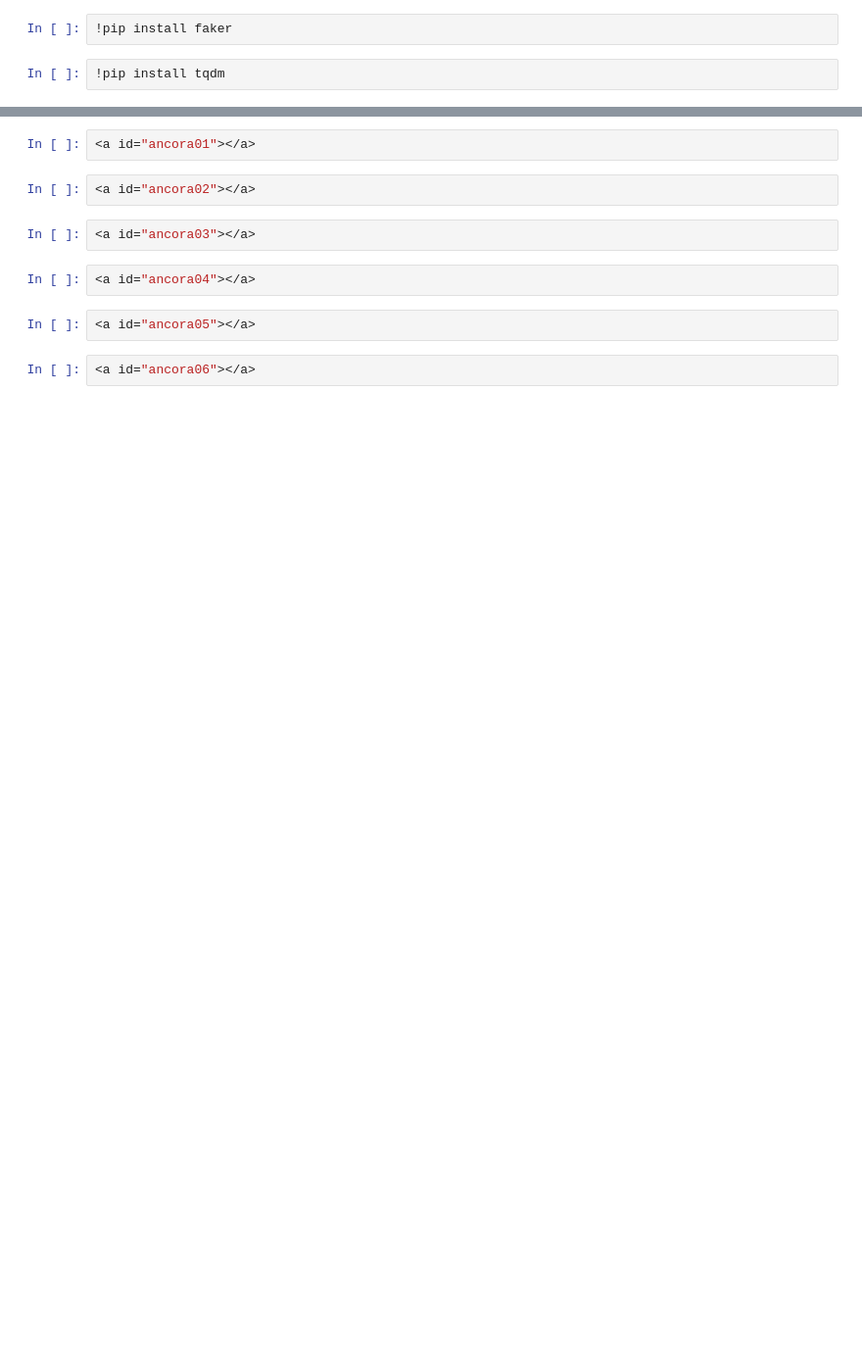
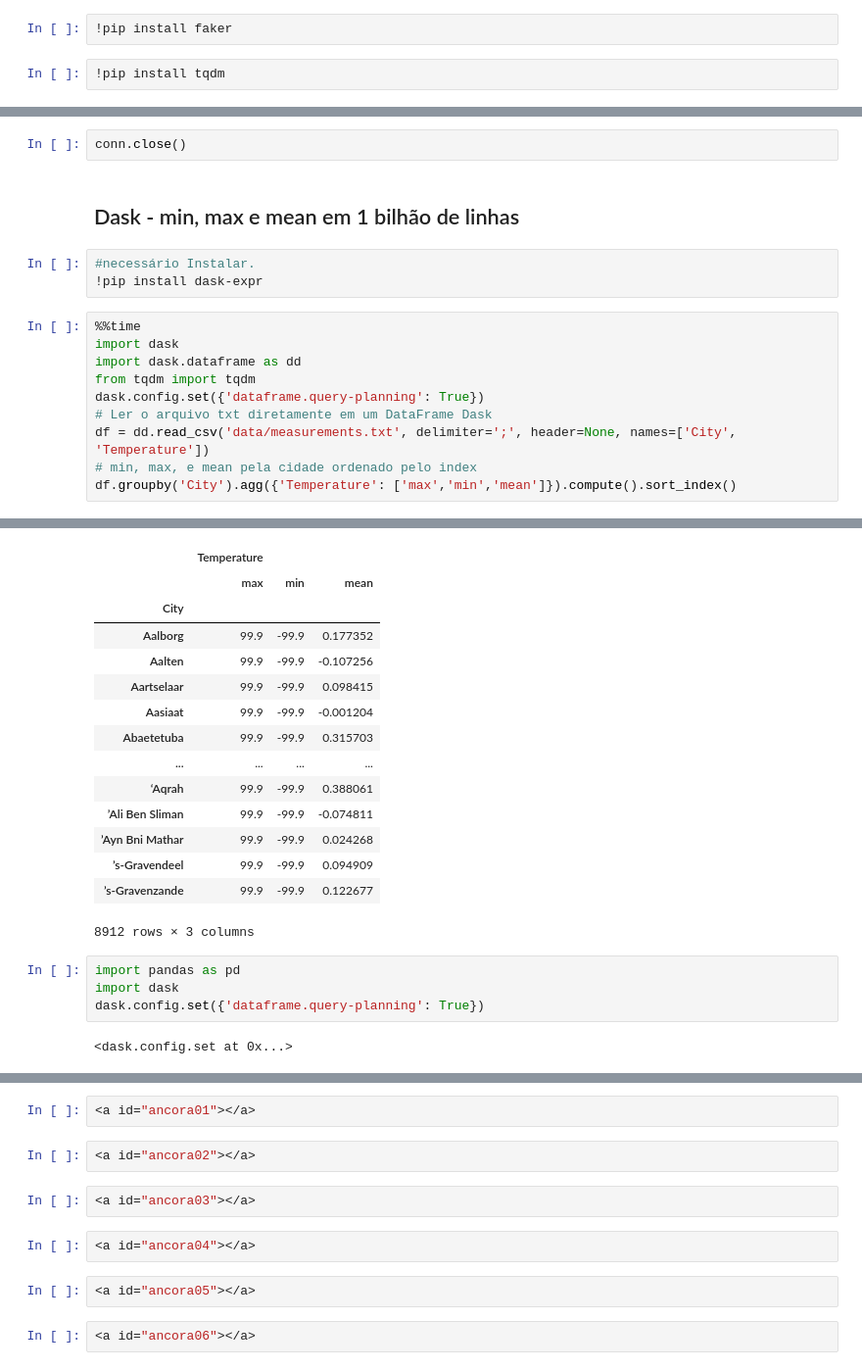
Before and after one commit to Jcnok/bootcamp-jornada-de-dados_2024, a Jupyter notebook: aula_05/aula_05.ipynb, the cells around one changed output, grey strips where cells are left out. Shown: that part at 98% size. Drawn from its saved outputs; the diff is of its cells as text; blank space fills up the shorter version.

```diff
--- a/aula_05/aula_05.ipynb
+++ b/aula_05/aula_05.ipynb
@@ -563,0 +582,18 @@ Duckdb Took: 3.50 sec
+# %%
+conn.close()
+# %% [markdown]
+## Dask - min, max e mean em 1 bilhão de linhas
+# %%
+#necessário Instalar.
+!pip install dask-expr
+# %%
+%%time
+import dask
+import dask.dataframe as dd
+from tqdm import tqdm
+dask.config.set({'dataframe.query-planning': True})
+# Ler o arquivo txt diretamente em um DataFrame Dask
+df = dd.read_csv('data/measurements.txt', delimiter=';', header=None, names=['City', 'Temperature'])
+# min, max, e mean pela cidade ordenado pelo index
+df.groupby('City').agg({'Temperature': ['max','min','mean']}).compute().sort_index()
+# %% [output]
@@ -563,0 +602,21 @@ Duckdb Took: 3.50 sec
+|  | Temperature |  |  |
+|  | max | min | mean |
+| City |  |  |  |
+| Aalborg | 99.9 | -99.9 | 0.177352 |
+| Aalten | 99.9 | -99.9 | -0.107256 |
+| Aartselaar | 99.9 | -99.9 | 0.098415 |
+| Aasiaat | 99.9 | -99.9 | -0.001204 |
+| Abaetetuba | 99.9 | -99.9 | 0.315703 |
+| ... | ... | ... | ... |
+| ‘Aqrah | 99.9 | -99.9 | 0.388061 |
+| ’Ali Ben Sliman | 99.9 | -99.9 | -0.074811 |
+| ’Ayn Bni Mathar | 99.9 | -99.9 | 0.024268 |
+| ’s-Gravendeel | 99.9 | -99.9 | 0.094909 |
+| ’s-Gravenzande | 99.9 | -99.9 | 0.122677 |
+8912 rows × 3 columns
+# %%
+import pandas as pd
+import dask
+dask.config.set({'dataframe.query-planning': True})
+# %% [output]
+<dask.config.set at 0x...>
```
Also changed, not shown: parts of 53 cells of this notebook, 3 other files.
